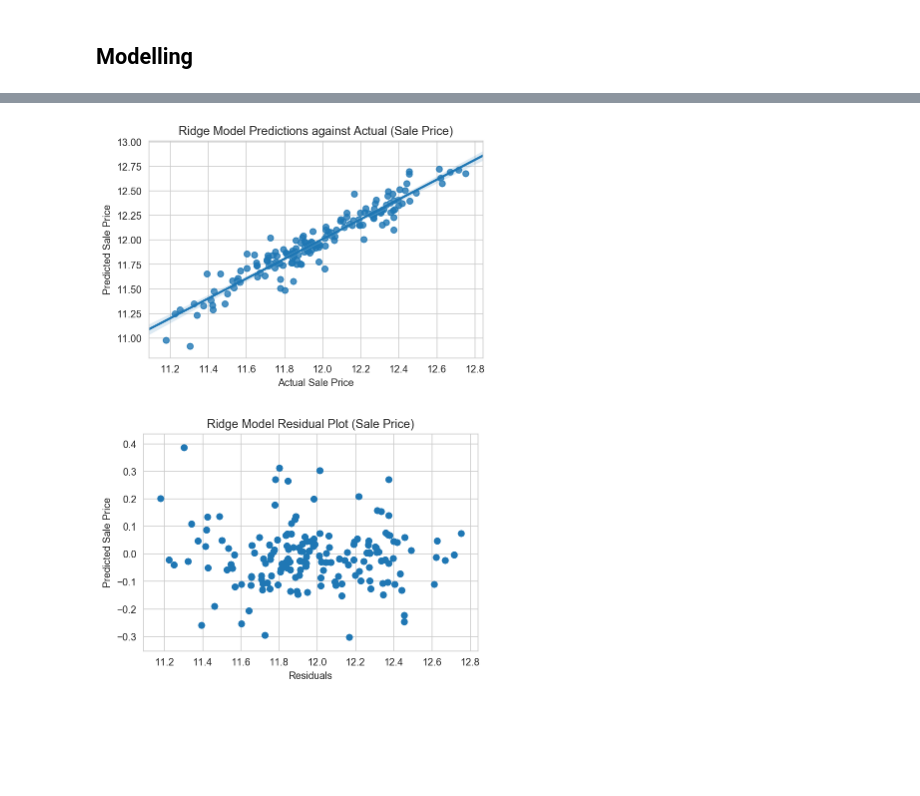
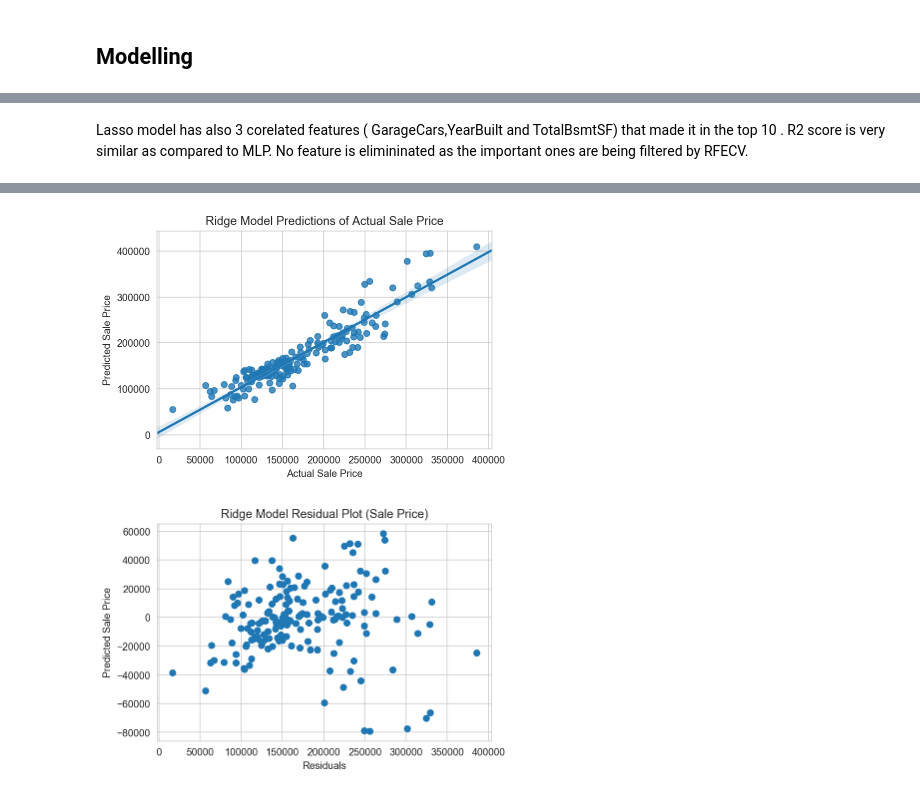
Before and after one commit to andrewng88/past_projects_2019, a Jupyter notebook: Project 3/project-03-starter.ipynb, the cells around one changed output, grey strips where cells are left out. Saved outputs shown, nothing was run; the diff lists cells and outputs as text; code cells hidden in the pictures; blank space fills up the shorter version.

```diff
--- a/Project 3/project-03-starter.ipynb
+++ b/Project 3/project-03-starter.ipynb
@@ -558,2 +560,4 @@ fixed= fixed_categorical + fixed_continuous
+# %%
+house_final = house.copy()
 # %%
 # Create dummy variables for all categorical columns.
@@ -588,0 +590,6 @@ array([2008, 2007, 2006, 2009, 2010], dtype=int64)
+# %%
+# This list of column names will come in handy later ( for RFECV ).
+cols = list(df.columns)
+cols.remove('SalePrice')
+
+df.YrSold.unique()
@@ -627,0 +685,12 @@ Test R-squared:  0.8936170982771121
+# %%
+#Re-create Train and Test set based on feature that are selected by RFECV
+
+X_train = df.query('YrSold < 2010')[rfecv_columns]
+y_train = df.query('YrSold < 2010')['SalePrice']
+X_test  = df.query('YrSold == 2010')[rfecv_columns]
+y_test  = df.query('YrSold == 2010')['SalePrice']
+
+# normalise X_train and X_test
+ss=StandardScaler()
+X_train_std=ss.fit_transform(X_train)
+X_test_std=ss.transform(X_test)
@@ -628,44 +853,47 @@ Test R-squared:  0.8936170982771121
+# %% [markdown]
+Lasso model has also 3 corelated features ( GarageCars,YearBuilt and TotalBsmtSF) that made it in the top 10 . R2 score is very similar as compared to MLP. No feature is elimininated as the important ones are being filtered by RFECV.
 # %%
-# Fitting Ridge Regression to the Training set
+# Ridge Regression fitted to the Training set
+
 from sklearn.linear_model import Ridge, RidgeCV
+
 ridge_alphas = np.logspace(-2, 7, 50)
-optimal_ridgef = RidgeCV(alphas=ridge_alphas, cv=10)
-optimal_ridgef.fit(X_train_std, y_train)
+optimal_ridge = RidgeCV(alphas=ridge_alphas, cv=10)
+optimal_ridge.fit(X_train_std, y_train)
 
-ridgef = Ridge(alpha=optimal_ridgef.alpha_)
-ridgef.fit(X_train_std, y_train)
+ridge = Ridge(alpha=optimal_ridge.alpha_)
+ridge.fit(X_train_std, y_train)
 
-## Calculating cross-validation scores
-from sklearn.model_selection import cross_val_score
-ridgef_scores = cross_val_score(ridgef, X_train_std, y_train, cv=10)
-print('Cross-validation scores:{}'.format(ridgef_scores))
-print('Cross-validation scores mean:{}\nCross-validation scores std dev:{}'.format(np.mean(ridgef_scores),np.std(ridgef_scores)))
+## Calculate cross-validation scores
+ridge_scores = cross_val_score(ridge, X_train_std, y_train, cv=10)
+print('Cross-validation scores:{}'.format(ridge_scores))
+print('Cross-validation scores mean:{}'.format(np.mean(ridge_scores)))
+print('Cross-validation scores std dev:{}'.format(np.std(ridge_scores)))
 
-# Predicting the Test set results
-yfsr_pred = ridgef.predict(X_test_std)
+# Predicting the Test result
+y_predr = ridge.predict(X_test_std)
 
-## Calculate R^2
-from sklearn.metrics import r2_score
-print("cross-val R^2:{}".format(r2_score(y_test,yfsr_pred)))
+## Calculate R-squared
+print("cross-val R^2:{}".format(r2_score(y_test,y_predr)))
 
-## Plotting predicted values against actual values to find correlation
-sns.regplot(yfsr_pred,y_test)
-plt.title('Ridge Model Predictions against Actual (Sale Price)')
+## Plot predicted values against actual values to eval correlation
+sns.regplot(y_predr,y_test)
+plt.title('Ridge Model Predictions of Actual Sale Price')
 plt.xlabel('Actual Sale Price')
 plt.ylabel('Predicted Sale Price')
 plt.show()
 
-## Plotting predicted values against actual values to find correlation
-plt.scatter(yfsr_pred,(yfsr_pred - y_test))
+## Plot predicted values against actual values to eval correlation
+plt.scatter(y_predr,(y_predr - y_test))
 plt.title('Ridge Model Residual Plot (Sale Price)')
 plt.xlabel('Residuals')
 plt.ylabel('Predicted Sale Price')
 plt.show()
 
-# Create dataframe of coefficients
+# Create df for coefficients
 results_ridge = pd.DataFrame()
 results_ridge['features'] = X_train.columns
-results_ridge['coefficient'] = ridgef.coef_
-results_ridge['abs coefficient'] = np.abs(ridgef.coef_)
-results_ridge.sort_values(by='abs coefficient',ascending=False).head(5)
+results_ridge['coefficient'] = ridge.coef_
+results_ridge['abs coefficient'] = np.abs(ridge.coef_)
+results_ridge.sort_values(by='abs coefficient',ascending=False)
 # %% [output]
@@ -677,3 +905,3 @@ cross-val R^2:0.9017488709364386
-[figure, old version]
+[figure, new version]
-[figure, old version]
+[figure, new version]
 |  | features | coefficient | abs coefficient |
```
Also changed, not shown: parts of 122 cells of this notebook.
